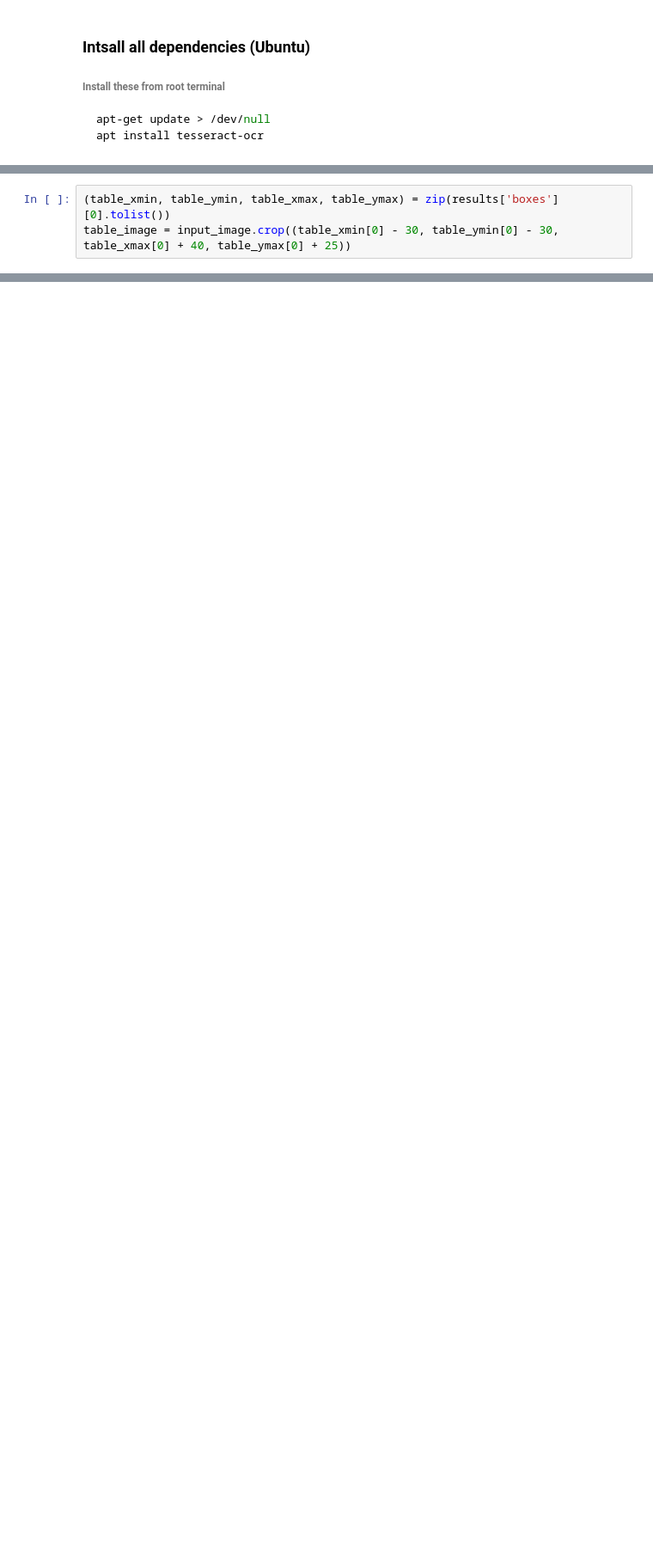
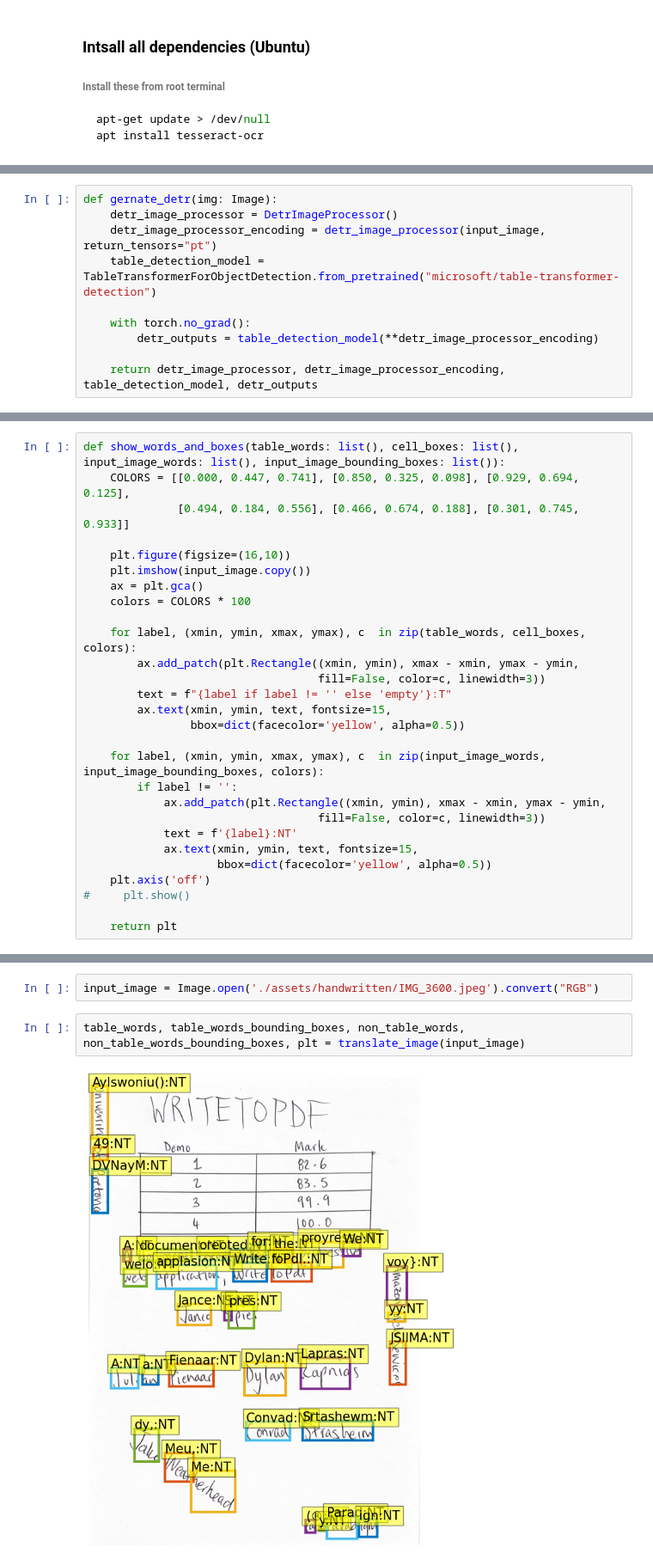
Before and after one commit to COS301-SE-2023/WriteToPdf, a Jupyter notebook: document-ai/document-ai.ipynb, the cells around one changed output, grey strips where cells are left out. Shown at 86% size. Drawn from its saved outputs; the diff is of its cells as text; blank space fills up the shorter version.

Commit message:
Transformers working as intended

```diff
--- a/document-ai/document-ai.ipynb
+++ b/document-ai/document-ai.ipynb
@@ -248,3 +32,0 @@ If more tables, start from here with refactor
-# %%
-(table_xmin, table_ymin, table_xmax, table_ymax) = zip(results['boxes'][0].tolist())
-table_image = input_image.crop((table_xmin[0] - 30, table_ymin[0] - 30, table_xmax[0] + 40, table_ymax[0] + 25))
@@ -499,0 +57,10 @@ plt.show()
+# %%
+def gernate_detr(img: Image):
+    detr_image_processor = DetrImageProcessor()
+    detr_image_processor_encoding = detr_image_processor(input_image, return_tensors="pt")
+    table_detection_model = TableTransformerForObjectDetection.from_pretrained("microsoft/table-transformer-detection")
+
+    with torch.no_grad():
+        detr_outputs = table_detection_model(**detr_image_processor_encoding)
+
+    return detr_image_processor, detr_image_processor_encoding, table_detection_model, detr_outputs
@@ -499,0 +136,28 @@ plt.show()
+# %%
+def show_words_and_boxes(table_words: list(), cell_boxes: list(), input_image_words: list(), input_image_bounding_boxes: list()):
+    COLORS = [[0.000, 0.447, 0.741], [0.850, 0.325, 0.098], [0.929, 0.694, 0.125],
+              [0.494, 0.184, 0.556], [0.466, 0.674, 0.188], [0.301, 0.745, 0.933]]
+
+    plt.figure(figsize=(16,10))
+    plt.imshow(input_image.copy())
+    ax = plt.gca()
+    colors = COLORS * 100
+
+    for label, (xmin, ymin, xmax, ymax), c  in zip(table_words, cell_boxes, colors):
+        ax.add_patch(plt.Rectangle((xmin, ymin), xmax - xmin, ymax - ymin,
+                                   fill=False, color=c, linewidth=3))
+        text = f"{label if label != '' else 'empty'}:T"
+        ax.text(xmin, ymin, text, fontsize=15,
+                bbox=dict(facecolor='yellow', alpha=0.5))
+
+    for label, (xmin, ymin, xmax, ymax), c  in zip(input_image_words, input_image_bounding_boxes, colors):
+        if label != '':
+            ax.add_patch(plt.Rectangle((xmin, ymin), xmax - xmin, ymax - ymin,
+                                   fill=False, color=c, linewidth=3))
+            text = f'{label}:NT'
+            ax.text(xmin, ymin, text, fontsize=15,
+                    bbox=dict(facecolor='yellow', alpha=0.5))
+    plt.axis('off')
+#     plt.show()
+
+    return plt
@@ -499,0 +230,6 @@ plt.show()
+# %%
+input_image = Image.open('./assets/handwritten/IMG_3600.jpeg').convert("RGB")
+# %%
+table_words, table_words_bounding_boxes, non_table_words, non_table_words_bounding_boxes, plt = translate_image(input_image)
+# %% [output]
+[figure, added]
```
Also changed, not shown: parts of 55 cells of this notebook, 1 other file.
